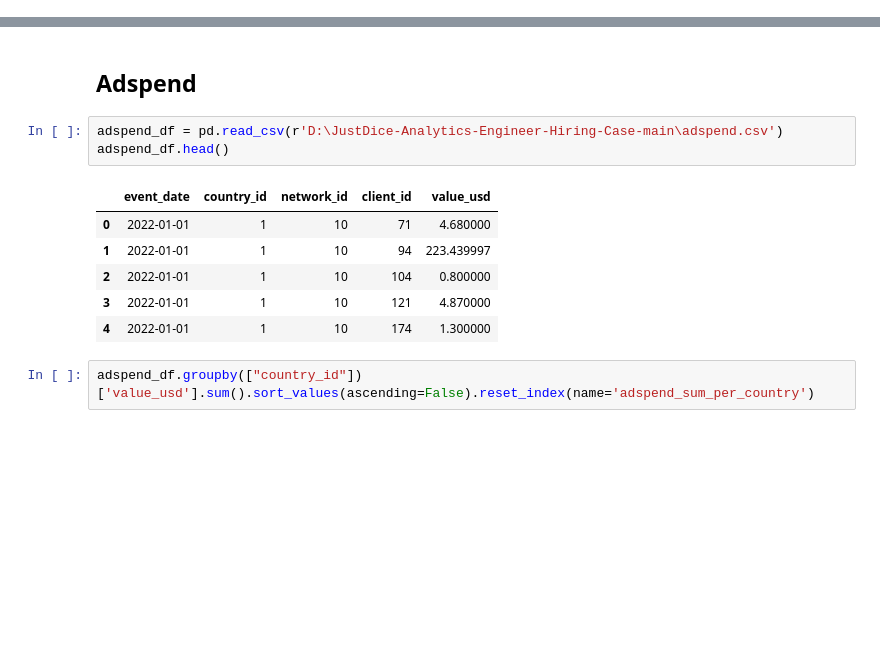
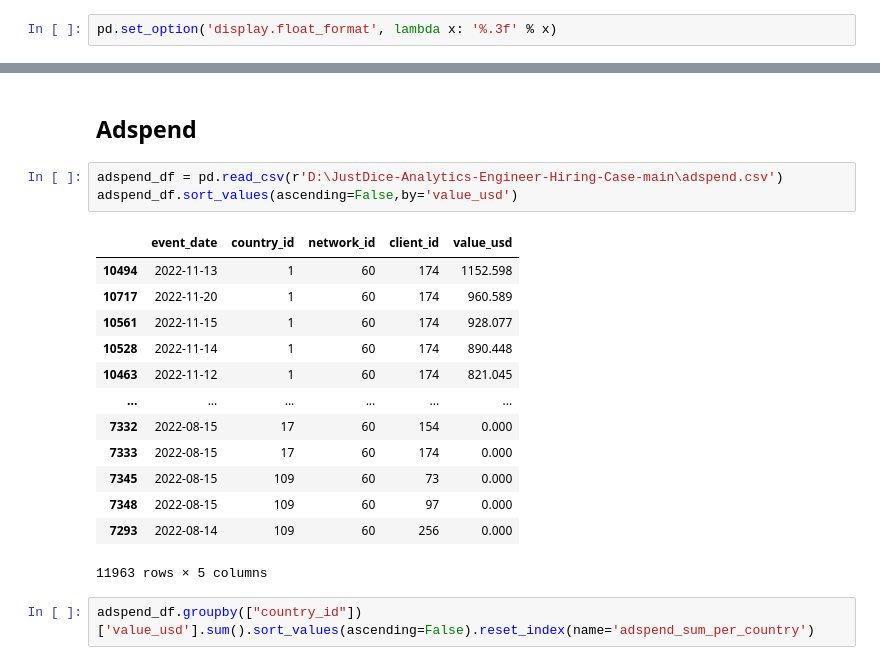
Before and after one commit to roshaan7zafar/JustDice, a Jupyter notebook: main.ipynb, the cells around one changed output, grey strips where cells are left out. Drawn from its saved outputs; the diff is of its cells as text; blank space fills up the shorter version.

```diff
--- a/main.ipynb
+++ b/main.ipynb
@@ -356,4 +395,6 @@ installs_df.groupby(['event_date'])
 # .size().sort_values(ascending=True)
 # %% [output]
 <pandas.core.groupby.generic.DataFrameGroupBy object at 0x...>
+# %%
+pd.set_option('display.float_format', lambda x: '%.3f' % x)
 # %%
@@ -418,14 +503,21 @@ revenue_install_df.event_date.min(),revenue_install_df.event_date.max()
 ## Adspend
 # %%
 adspend_df = pd.read_csv(r'D:\JustDice-Analytics-Engineer-Hiring-Case-main\adspend.csv')
-adspend_df.head()
+adspend_df.sort_values(ascending=False,by='value_usd')
 # %% [output]
 |  | event_date | country_id | network_id | client_id | value_usd |
-| 0 | 2022-01-01 | 1 | 10 | 71 | 4.680000 |
-| 1 | 2022-01-01 | 1 | 10 | 94 | 223.439997 |
-| 2 | 2022-01-01 | 1 | 10 | 104 | 0.800000 |
-| 3 | 2022-01-01 | 1 | 10 | 121 | 4.870000 |
-| 4 | 2022-01-01 | 1 | 10 | 174 | 1.300000 |
+| 10494 | 2022-11-13 | 1 | 60 | 174 | 1152.598 |
+| 10717 | 2022-11-20 | 1 | 60 | 174 | 960.589 |
+| 10561 | 2022-11-15 | 1 | 60 | 174 | 928.077 |
+| 10528 | 2022-11-14 | 1 | 60 | 174 | 890.448 |
+| 10463 | 2022-11-12 | 1 | 60 | 174 | 821.045 |
+| ... | ... | ... | ... | ... | ... |
+| 7332 | 2022-08-15 | 17 | 60 | 154 | 0.000 |
+| 7333 | 2022-08-15 | 17 | 60 | 174 | 0.000 |
+| 7345 | 2022-08-15 | 109 | 60 | 73 | 0.000 |
+| 7348 | 2022-08-15 | 109 | 60 | 97 | 0.000 |
+| 7293 | 2022-08-14 | 109 | 60 | 256 | 0.000 |
+11963 rows × 5 columns
 # %%
 adspend_df.groupby(["country_id"])['value_usd'].sum().sort_values(ascending=False).reset_index(name='adspend_sum_per_country')
 # %% [output]
```
Also changed, not shown: parts of 24 cells of this notebook.
